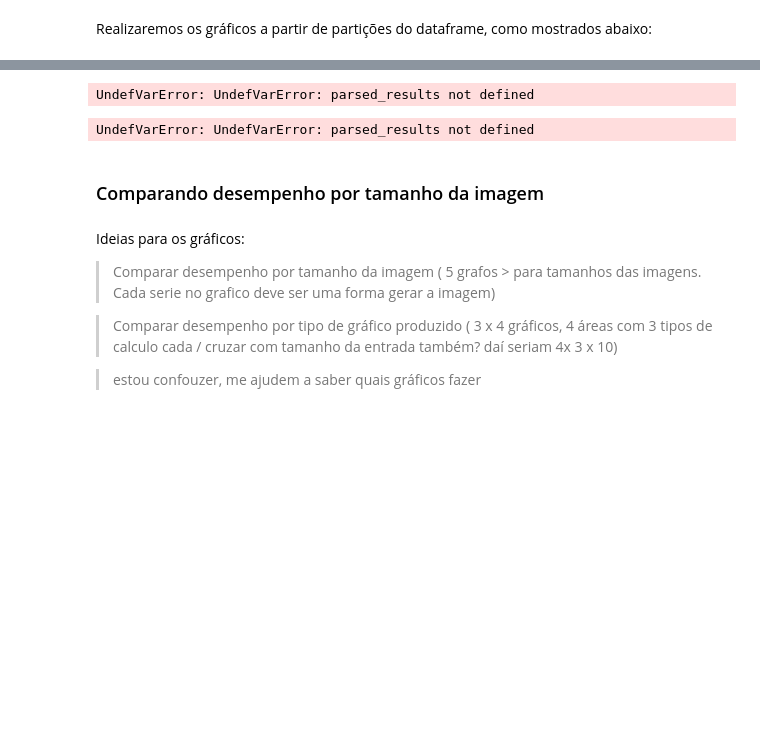
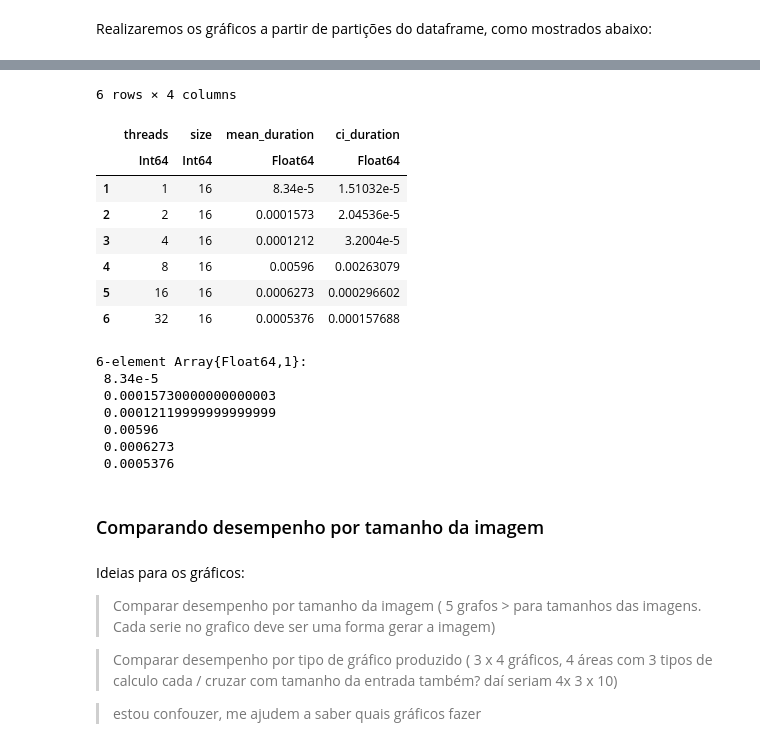
Before and after one commit to lune-omena/MAC0219_EPs, a Jupyter notebook: EP1/src/Relatorio_Mandelbrot.ipynb, the cells around one changed output, grey strips where cells are left out. Drawn from its saved outputs; the diff is of its cells as text; code cells hidden in the pictures; blank space fills up the shorter version.

```diff
--- a/EP1/src/Relatorio_Mandelbrot.ipynb
+++ b/EP1/src/Relatorio_Mandelbrot.ipynb
@@ -362,11 +461,25 @@ UndefVarError: UndefVarError: parsed_results not defined
 # %%
-filter(row -> row[:size] == 16, parsed_results)
+filter(row -> row[:size] == 16, omp_full)
 # %% [output]
-UndefVarError: UndefVarError: parsed_results not defined
+6 rows × 4 columns
+|  | threads | size | mean_duration | ci_duration |
+|  | Int64 | Int64 | Float64 | Float64 |
+| 1 | 1 | 16 | 8.34e-5 | 1.51032e-5 |
+| 2 | 2 | 16 | 0.0001573 | 2.04536e-5 |
+| 3 | 4 | 16 | 0.0001212 | 3.2004e-5 |
+| 4 | 8 | 16 | 0.00596 | 0.00263079 |
+| 5 | 16 | 16 | 0.0006273 | 0.000296602 |
+| 6 | 32 | 16 | 0.0005376 | 0.000157688 |
 # %%
-filter(row -> row[:size] == 16, parsed_results).mean_duration
+filter(row -> row[:size] == 16, omp_full).mean_duration
 # %% [output]
-UndefVarError: UndefVarError: parsed_results not defined
+6-element Array{Float64,1}:
+ 8.34e-5
+ 0.00015730000000000003
+ 0.00012119999999999999
+ 0.00596
+ 0.0006273
+ 0.0005376
 # %% [markdown]
 ### Comparando desempenho por tamanho da imagem
 # %% [markdown]
```
Also changed, not shown: parts of 42 cells of this notebook.
